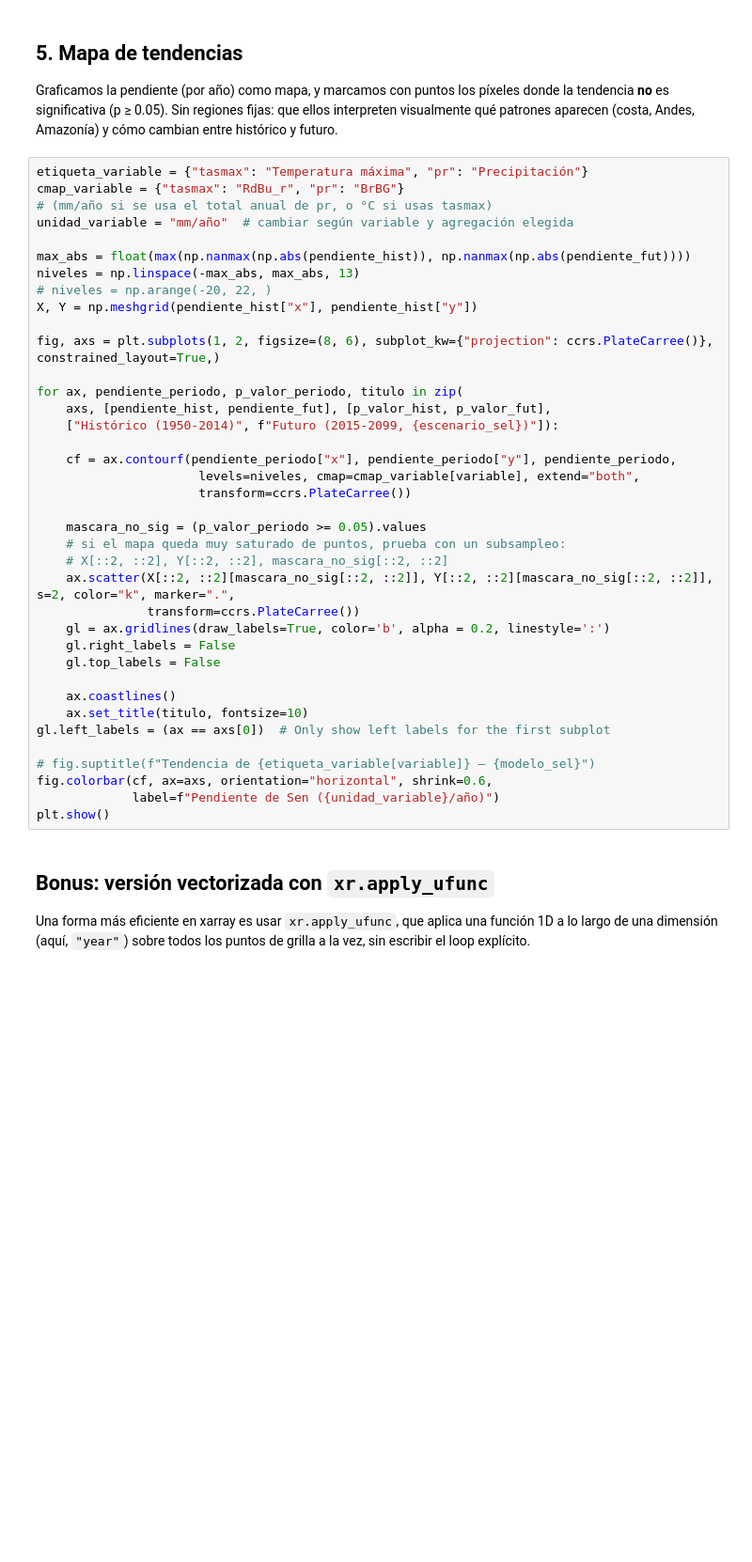
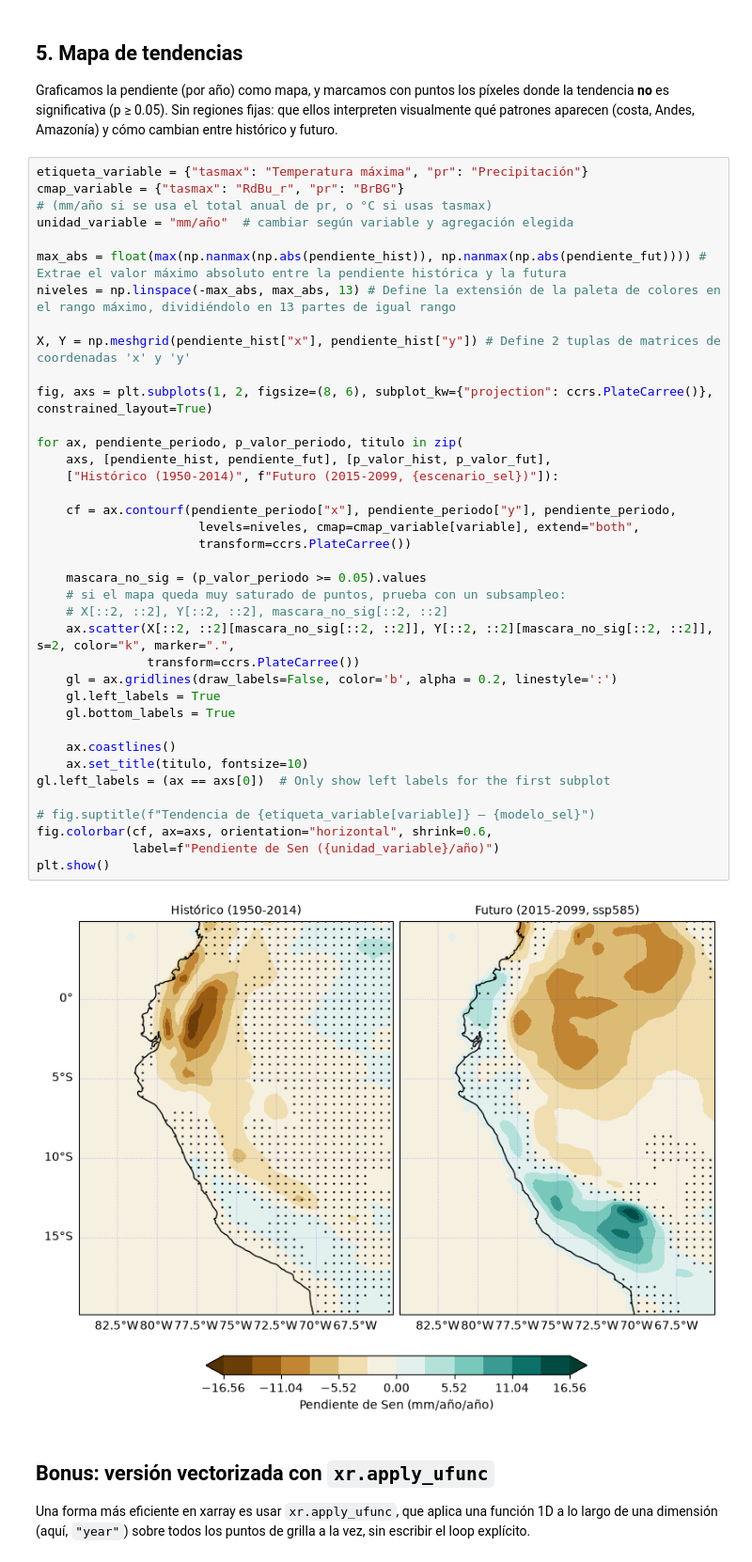
Before and after one commit to SALINASSebas/geocomputacion_-1GEO20-, a Jupyter notebook: ejercicios/ejercicios_aplicados/mapas_tendencias_significativas.ipynb, the cells around one changed output. Shown at 94% size. Cells and saved outputs as stored; diff of their text form; blank space fills up the shorter version.

```diff
--- a/ejercicios/ejercicios_aplicados/mapas_tendencias_significativas.ipynb
+++ b/ejercicios/ejercicios_aplicados/mapas_tendencias_significativas.ipynb
@@ -129,41 +192,43 @@ Graficamos la pendiente (por año) como mapa, y marcamos con puntos los píxeles
 # %%
 etiqueta_variable = {"tasmax": "Temperatura máxima", "pr": "Precipitación"}
 cmap_variable = {"tasmax": "RdBu_r", "pr": "BrBG"}
 # (mm/año si se usa el total anual de pr, o °C si usas tasmax)
 unidad_variable = "mm/año"  # cambiar según variable y agregación elegida
 
-max_abs = float(max(np.nanmax(np.abs(pendiente_hist)), np.nanmax(np.abs(pendiente_fut))))
-niveles = np.linspace(-max_abs, max_abs, 13)
-# niveles = np.arange(-20, 22, )
-X, Y = np.meshgrid(pendiente_hist["x"], pendiente_hist["y"])
+max_abs = float(max(np.nanmax(np.abs(pendiente_hist)), np.nanmax(np.abs(pendiente_fut)))) # Extrae el valor máximo absoluto entre la pendiente histórica y la futura
+niveles = np.linspace(-max_abs, max_abs, 13) # Define la extensión de la paleta de colores en el rango máximo, dividiéndolo en 13 partes de igual rango
 
-fig, axs = plt.subplots(1, 2, figsize=(8, 6), subplot_kw={"projection": ccrs.PlateCarree()}, constrained_layout=True,)
+X, Y = np.meshgrid(pendiente_hist["x"], pendiente_hist["y"]) # Define 2 tuplas de matrices de coordenadas 'x' y 'y'
+
+fig, axs = plt.subplots(1, 2, figsize=(8, 6), subplot_kw={"projection": ccrs.PlateCarree()}, constrained_layout=True)
 
 for ax, pendiente_periodo, p_valor_periodo, titulo in zip(
     axs, [pendiente_hist, pendiente_fut], [p_valor_hist, p_valor_fut],
     ["Histórico (1950-2014)", f"Futuro (2015-2099, {escenario_sel})"]):
 
     cf = ax.contourf(pendiente_periodo["x"], pendiente_periodo["y"], pendiente_periodo,
                       levels=niveles, cmap=cmap_variable[variable], extend="both",
                       transform=ccrs.PlateCarree())
 
     mascara_no_sig = (p_valor_periodo >= 0.05).values
     # si el mapa queda muy saturado de puntos, prueba con un subsampleo:
     # X[::2, ::2], Y[::2, ::2], mascara_no_sig[::2, ::2]
     ax.scatter(X[::2, ::2][mascara_no_sig[::2, ::2]], Y[::2, ::2][mascara_no_sig[::2, ::2]], s=2, color="k", marker=".",
                transform=ccrs.PlateCarree())
-    gl = ax.gridlines(draw_labels=True, color='b', alpha = 0.2, linestyle=':')
-    gl.right_labels = False
-    gl.top_labels = False
+    gl = ax.gridlines(draw_labels=False, color='b', alpha = 0.2, linestyle=':')
+    gl.left_labels = True
+    gl.bottom_labels = True
 
     ax.coastlines()
     ax.set_title(titulo, fontsize=10)
 gl.left_labels = (ax == axs[0])  # Only show left labels for the first subplot
 
 # fig.suptitle(f"Tendencia de {etiqueta_variable[variable]} — {modelo_sel}")
 fig.colorbar(cf, ax=axs, orientation="horizontal", shrink=0.6,
              label=f"Pendiente de Sen ({unidad_variable}/año)")
 plt.show()
+# %% [output]
+[figure, added]
 # %% [markdown]
 ## Bonus: versión vectorizada con `xr.apply_ufunc`
 
```
Also changed, not shown: parts of 8 cells of this notebook, 3 other files.
